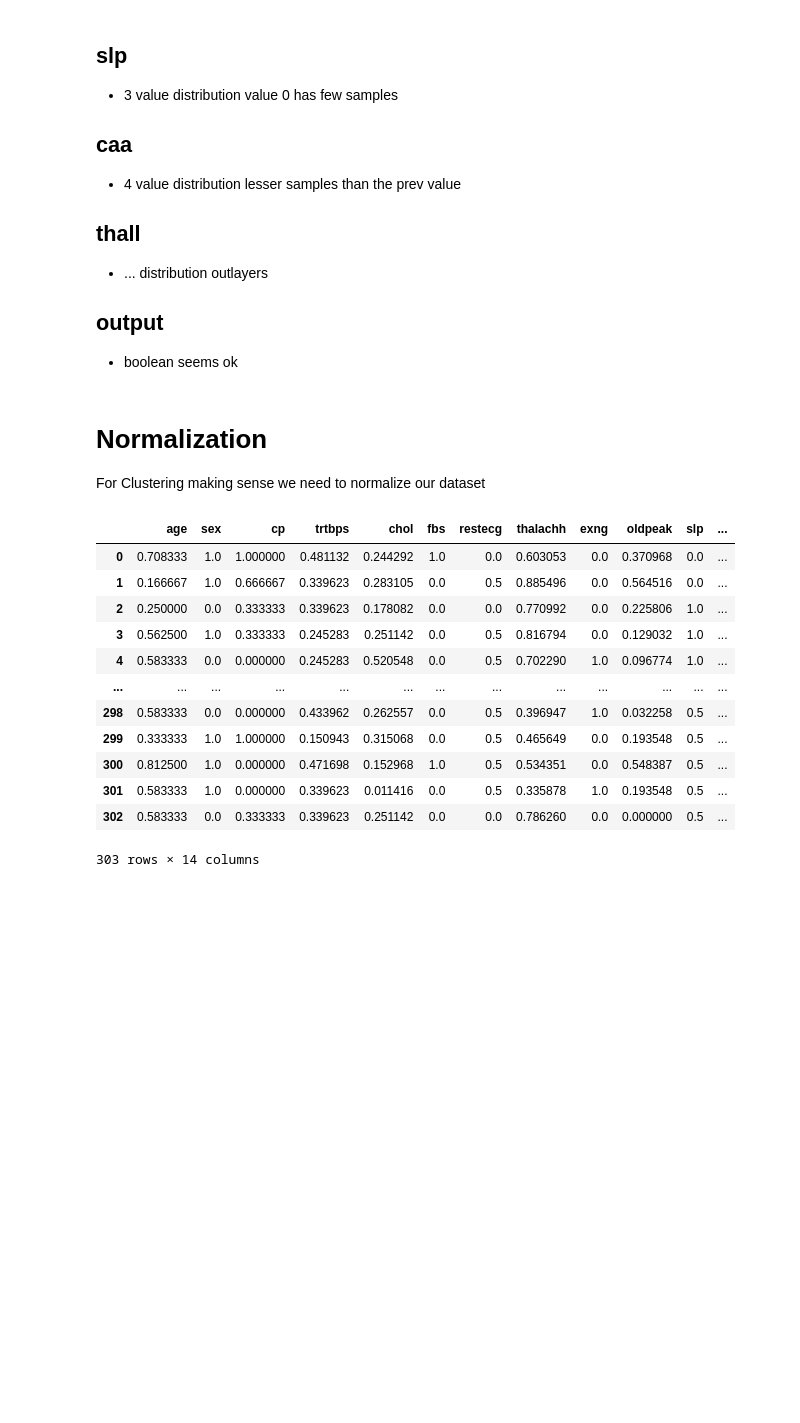
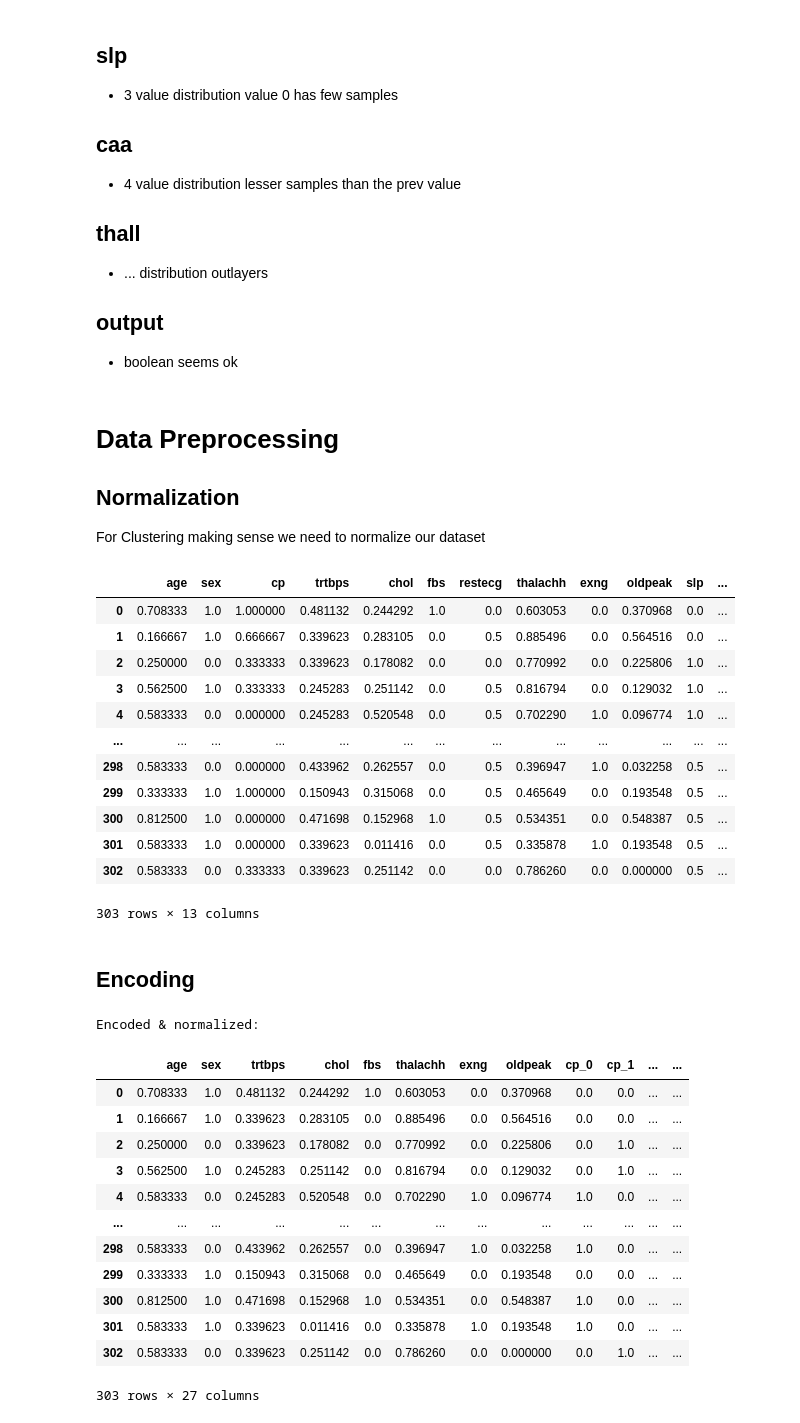
Before and after one commit to TimeLegend35/ml_group4_heart_attack, a Jupyter notebook: lean.ipynb, the cells around one changed output. Drawn from its saved outputs; the diff is of its cells as text; code cells hidden in the pictures; blank space fills up the shorter version.

```diff
--- a/lean.ipynb
+++ b/lean.ipynb
@@ -6,6 +10,9 @@ import matplotlib.pyplot as plt
 # get work-data
 data = pd.read_csv('data/raw_dataset/heart.csv')
 
+# training data & target data
+data_training = data.drop(columns=['output'])
+target_data = data['output']
 
 print('Dataset:')
 print(f'Total length: {len(data)}')
@@ -119,20 +126,24 @@ outlayers
 - boolean
 seems ok
 # %% [markdown]
-# Normalization
+# Data Preprocessing
+## Normalization
 For Clustering making sense we need to normalize our dataset
 # %%
 # normalization of dataset
-data_norm = pd.DataFrame()
+def normalize(data):
+    data_norm = pd.DataFrame()
 
-for column in data.columns:
-    # parameters needed
-    c_min = min(data[column])
-    c_max = max(data[column])
+    for column in data.columns:
+        # parameters needed
+        c_min = min(data[column])
+        c_max = max(data[column])
 
-    data_norm[column] = data[column].apply(lambda x: (x - c_min) / (c_max -c_min))
+        data_norm[column] = data[column].apply(lambda x: (x - c_min) / (c_max -c_min))
 
-display(data_norm)
+    return data_norm
+
+display(normalize(data_training))
 # %% [output]
 |  | age | sex | cp | trtbps | chol | fbs | restecg | thalachh | exng | oldpeak | slp | ... |
 | 0 | 0.708333 | 1.0 | 1.000000 | 0.481132 | 0.244292 | 1.0 | 0.0 | 0.603053 | 0.0 | 0.370968 | 0.0 | ... |
@@ -146,6 +157,36 @@ display(data_norm)
 | 300 | 0.812500 | 1.0 | 0.000000 | 0.471698 | 0.152968 | 1.0 | 0.5 | 0.534351 | 0.0 | 0.548387 | 0.5 | ... |
 | 301 | 0.583333 | 1.0 | 0.000000 | 0.339623 | 0.011416 | 0.0 | 0.5 | 0.335878 | 1.0 | 0.193548 | 0.5 | ... |
 | 302 | 0.583333 | 0.0 | 0.333333 | 0.339623 | 0.251142 | 0.0 | 0.0 | 0.786260 | 0.0 | 0.000000 | 0.5 | ... |
-303 rows × 14 columns
+303 rows × 13 columns
+# %% [markdown]
+## Encoding
+# %%
+# encode dataset
+encoder = preprocessing.OneHotEncoder()
+encoded = pd.DataFrame(encoder.fit_transform(data_training[['cp', 'restecg', 'slp', 'caa', 'thall']]).toarray(), columns=encoder.get_feature_names_out(['cp', 'restecg', 'slp', 'caa', 'thall']))
+
+data_training_prep = data_training.drop(columns=['cp', 'restecg', 'slp', 'caa', 'thall'])
+data_training_prep = pd.concat([data_training_prep, encoded], axis=1)
+
+# normalize after encoding
+data_training_prep = normalize(data_training_prep)
+
+print('Encoded & normalized: ')
+display(data_training_prep)
+# %% [output]
+Encoded & normalized:
+|  | age | sex | trtbps | chol | fbs | thalachh | exng | oldpeak | cp_0 | cp_1 | ... | ... |
+| 0 | 0.708333 | 1.0 | 0.481132 | 0.244292 | 1.0 | 0.603053 | 0.0 | 0.370968 | 0.0 | 0.0 | ... | ... |
+| 1 | 0.166667 | 1.0 | 0.339623 | 0.283105 | 0.0 | 0.885496 | 0.0 | 0.564516 | 0.0 | 0.0 | ... | ... |
+| 2 | 0.250000 | 0.0 | 0.339623 | 0.178082 | 0.0 | 0.770992 | 0.0 | 0.225806 | 0.0 | 1.0 | ... | ... |
+| 3 | 0.562500 | 1.0 | 0.245283 | 0.251142 | 0.0 | 0.816794 | 0.0 | 0.129032 | 0.0 | 1.0 | ... | ... |
+| 4 | 0.583333 | 0.0 | 0.245283 | 0.520548 | 0.0 | 0.702290 | 1.0 | 0.096774 | 1.0 | 0.0 | ... | ... |
+| ... | ... | ... | ... | ... | ... | ... | ... | ... | ... | ... | ... | ... |
+| 298 | 0.583333 | 0.0 | 0.433962 | 0.262557 | 0.0 | 0.396947 | 1.0 | 0.032258 | 1.0 | 0.0 | ... | ... |
+| 299 | 0.333333 | 1.0 | 0.150943 | 0.315068 | 0.0 | 0.465649 | 0.0 | 0.193548 | 0.0 | 0.0 | ... | ... |
+| 300 | 0.812500 | 1.0 | 0.471698 | 0.152968 | 1.0 | 0.534351 | 0.0 | 0.548387 | 1.0 | 0.0 | ... | ... |
+| 301 | 0.583333 | 1.0 | 0.339623 | 0.011416 | 0.0 | 0.335878 | 1.0 | 0.193548 | 1.0 | 0.0 | ... | ... |
+| 302 | 0.583333 | 0.0 | 0.339623 | 0.251142 | 0.0 | 0.786260 | 0.0 | 0.000000 | 0.0 | 1.0 | ... | ... |
+303 rows × 27 columns
 # %% [markdown]
 # Classification
```
Also changed, not shown: parts of 6 cells of this notebook.
